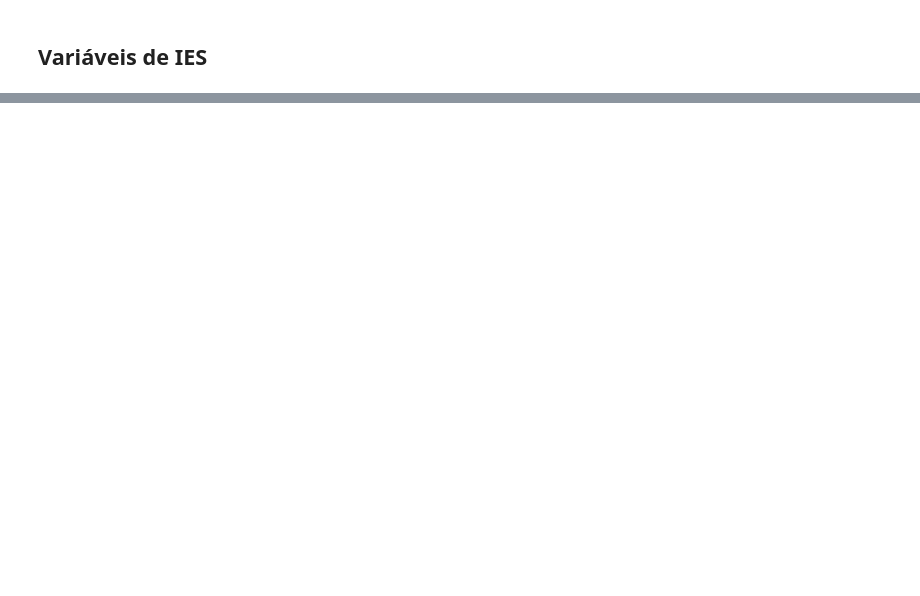
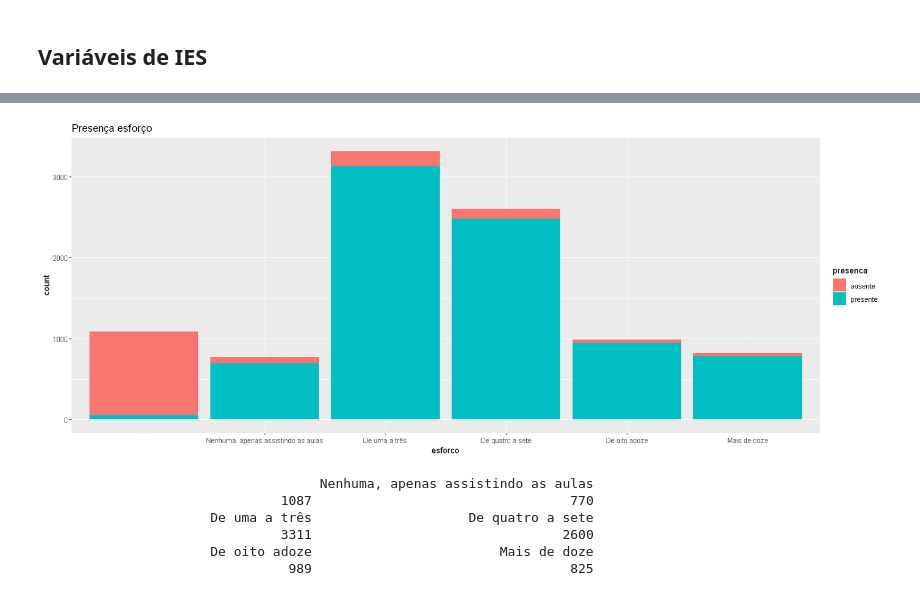
Before and after one commit to emariot/econometria, a Jupyter notebook: funcao_desempenho_logistica.ipynb, the cells around one changed output, grey strips where cells are left out. Saved outputs shown, nothing was run; the diff lists cells and outputs as text; code cells hidden in the pictures; blank space fills up the shorter version.

```diff
--- a/funcao_desempenho_logistica.ipynb
+++ b/funcao_desempenho_logistica.ipynb
@@ -78,0 +77,16 @@ A data.frame: 6 × 15
+# %%
+ggplot(df_1, aes(x=esforco, fill=presenca)) +
+       geom_bar() +
+       #geom_text() +
+       labs(title="Presença esforço")
+# %% [output]
+[figure, added]
+# %%
+table(df_1$esforco)
+# %% [output]
+                                    Nenhuma, apenas assistindo as aulas
+                               1087                                 770
+                      De uma a três                    De quatro a sete
+                               3311                                2600
+                      De oito adoze                        Mais de doze
+                                989                                 825
```
Also changed, not shown: parts of 59 cells of this notebook.
